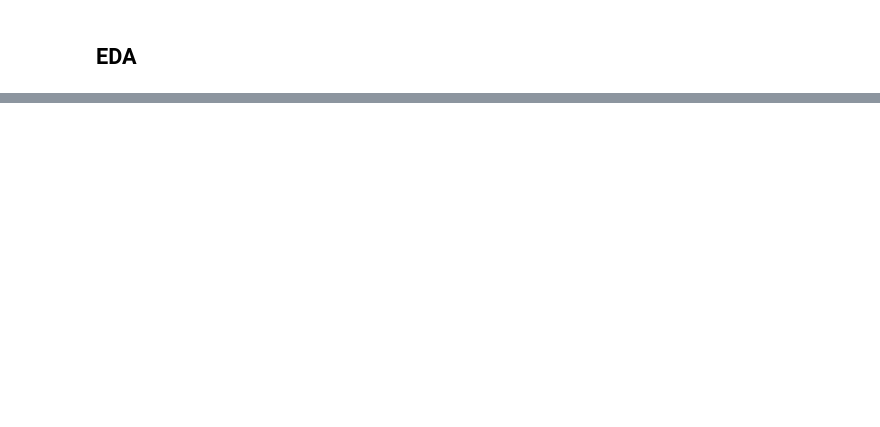
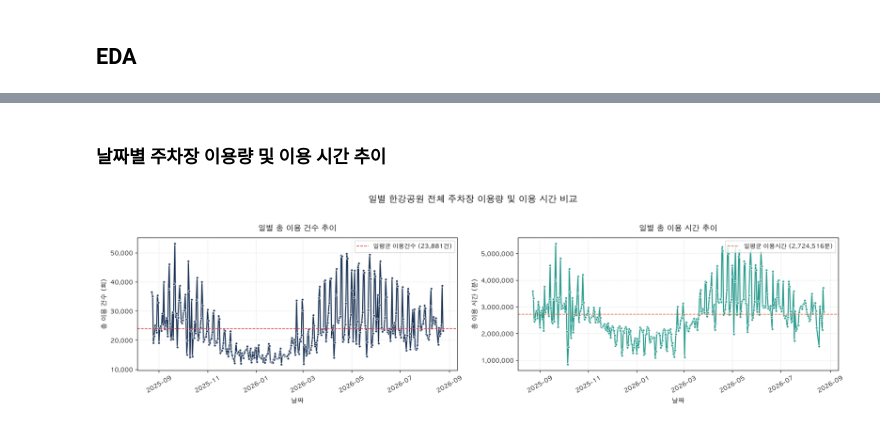
Before and after one commit to zoo-no-s/seoul_hangang_park_analysis, a Jupyter notebook: notebooks/analysis.ipynb, the cells around one changed output, grey strips where cells are left out. Cells and saved outputs as stored; diff of their text form; code cells hidden in the pictures; blank space fills up the shorter version.

```diff
--- a/notebooks/analysis.ipynb
+++ b/notebooks/analysis.ipynb
@@ -468,7 +507,7 @@ ax = sns.barplot(
     x='PKLT_OPER_BZENTY',
     y='parking_lot_count',
     hue='PKLT_OPER_BZENTY',  # 최신 seaborn 문법 적용
-    palette='Blues_r',
+    palette=use_palette(6),
     legend=False             # 범례 숨김
 )
 
@@ -764,3 +830,5 @@ df = df.drop(columns=drop_cols, errors='ignore')
+# %%
+df = df.drop(columns='PKLT_OPER_BZENTY', errors='ignore')
 # %% [markdown]
 ## EDA
 # %%
@@ -769,3 +837,77 @@ df.head(2)
 |  | DT | PKLT_NM | PRK_CNTOM | UTZTN_HR | DSTRCT_TYPE | PSTN_INFO_LAT | PSTN_INFO_LOT | PRK_CNT | BSC_CRG | ... |
 | 0 | 2025-08-23 | 여의도3주차장 | 1810 | 237539 | 여의도 | 37.532383 | 126.923676 | 785 | 2000 | ... |
 | 1 | 2025-08-23 | 강서1주차장 | 347 | 24337 | 강서 | 37.585709 | 126.818279 | 99 | 1000 | ... |
+# %% [markdown]
+### 날짜별 주차장 이용량 및 이용 시간 추이
+# %%
+# 1. 날짜 변환 및 집계
+date_col = 'DT'
+df[date_col] = pd.to_datetime(df[date_col])
+
+daily_summary = df.groupby(date_col).agg(
+    total_cnt=('PRK_CNTOM', 'sum'),
+    total_hr=('UTZTN_HR', 'sum')
+).reset_index()
+
+# 2. 1행 2열 서브플롯 생성
+fig, (ax1, ax2) = plt.subplots(1, 2, figsize=(18, 5))
+
+# [좌측 플롯] 총 이용 건수
+sns.lineplot(
+    data=daily_summary,
+    x=date_col,
+    y='total_cnt',
+    ax=ax1,
+    color='#1D3557',
+    linewidth=1.8,
+    marker='o',
+    markersize=4
+)
+mean_cnt = daily_summary['total_cnt'].mean()
+ax1.axhline(
+    mean_cnt,
+    color='#E63946',
+    linestyle='--',
+    linewidth=1.2,
+    label=f'일평균 이용건수 ({int(mean_cnt):,}건)'
+)
+ax1.set_title('일별 총 이용 건수 추이', fontsize=13, pad=12)
+ax1.set_xlabel('날짜', fontsize=11)
+ax1.set_ylabel('총 이용 건수 (회)', fontsize=11)
+ax1.yaxis.set_major_formatter(ticker.FuncFormatter(lambda x, p: f'{int(x):,}'))
+ax1.grid(True, linestyle=':', alpha=0.5)
+ax1.legend(loc='upper right')
+ax1.tick_params(axis='x', rotation=30)
+
+# [우측 플롯] 총 이용 시간
+sns.lineplot(
+    data=daily_summary,
+    x=date_col,
+    y='total_hr',
+    ax=ax2,
+    color='#2A9D8F',
+    linewidth=1.8,
+    marker='o',
+    markersize=4
+)
+mean_hr = daily_summary['total_hr'].mean()
+ax2.axhline(
+    mean_hr,
+    color='#E76F51',
+    linestyle='--',
+    linewidth=1.2,
+    label=f'일평균 이용시간 ({int(mean_hr):,}분)'
+)
+ax2.set_title('일별 총 이용 시간 추이', fontsize=13, pad=12)
+ax2.set_xlabel('날짜', fontsize=11)
+ax2.set_ylabel('총 이용 시간 (분)', fontsize=11)
+ax2.yaxis.set_major_formatter(ticker.FuncFormatter(lambda x, p: f'{int(x):,}'))
+ax2.grid(True, linestyle=':', alpha=0.5)
+ax2.legend(loc='upper right')
+ax2.tick_params(axis='x', rotation=30)
+
+plt.suptitle('일별 한강공원 전체 주차장 이용량 및 이용 시간 비교', fontsize=15, y=1.03)
+plt.tight_layout()
+plt.show()
+# %% [output]
+[figure, added]
```
Also changed, not shown: parts of 60 cells of this notebook.
